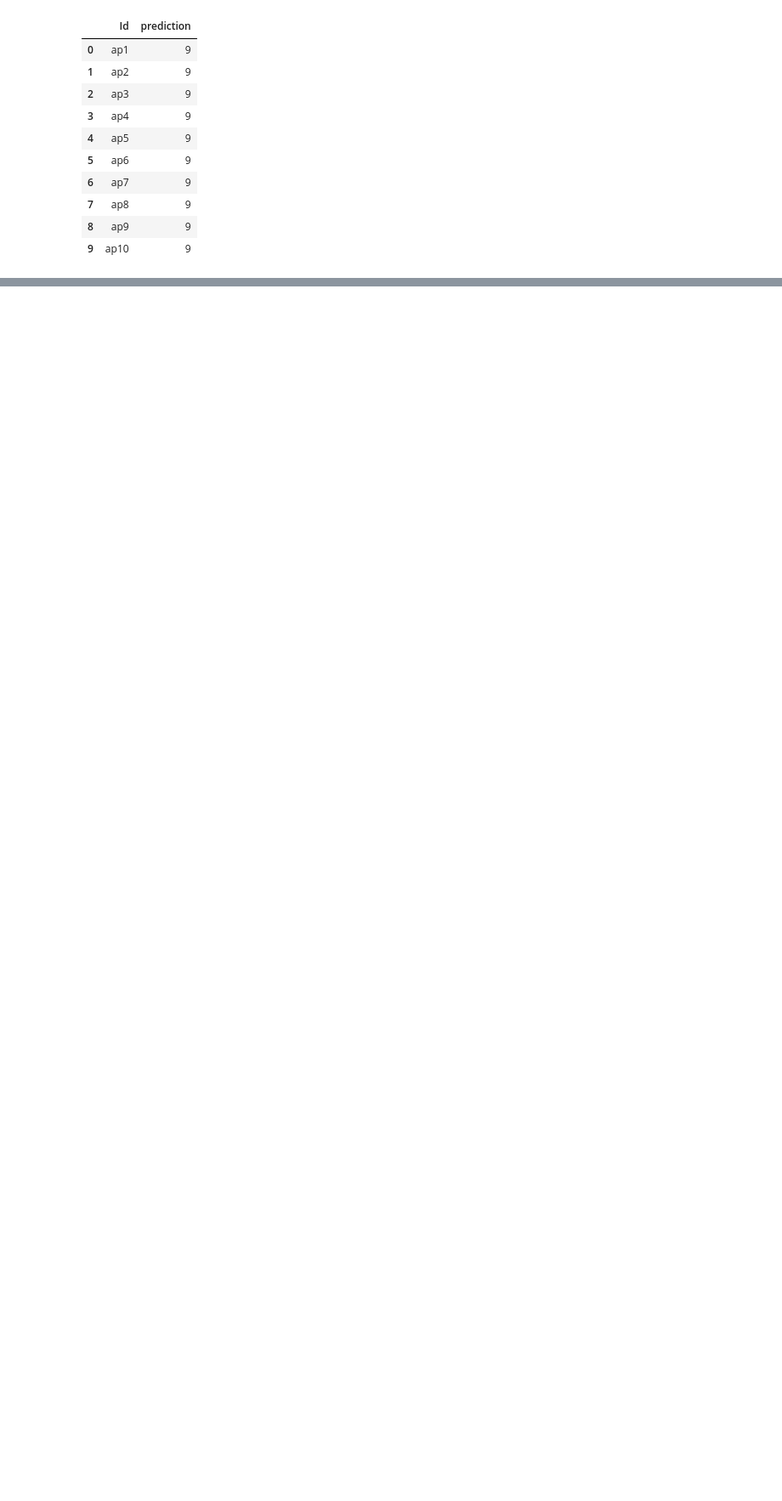
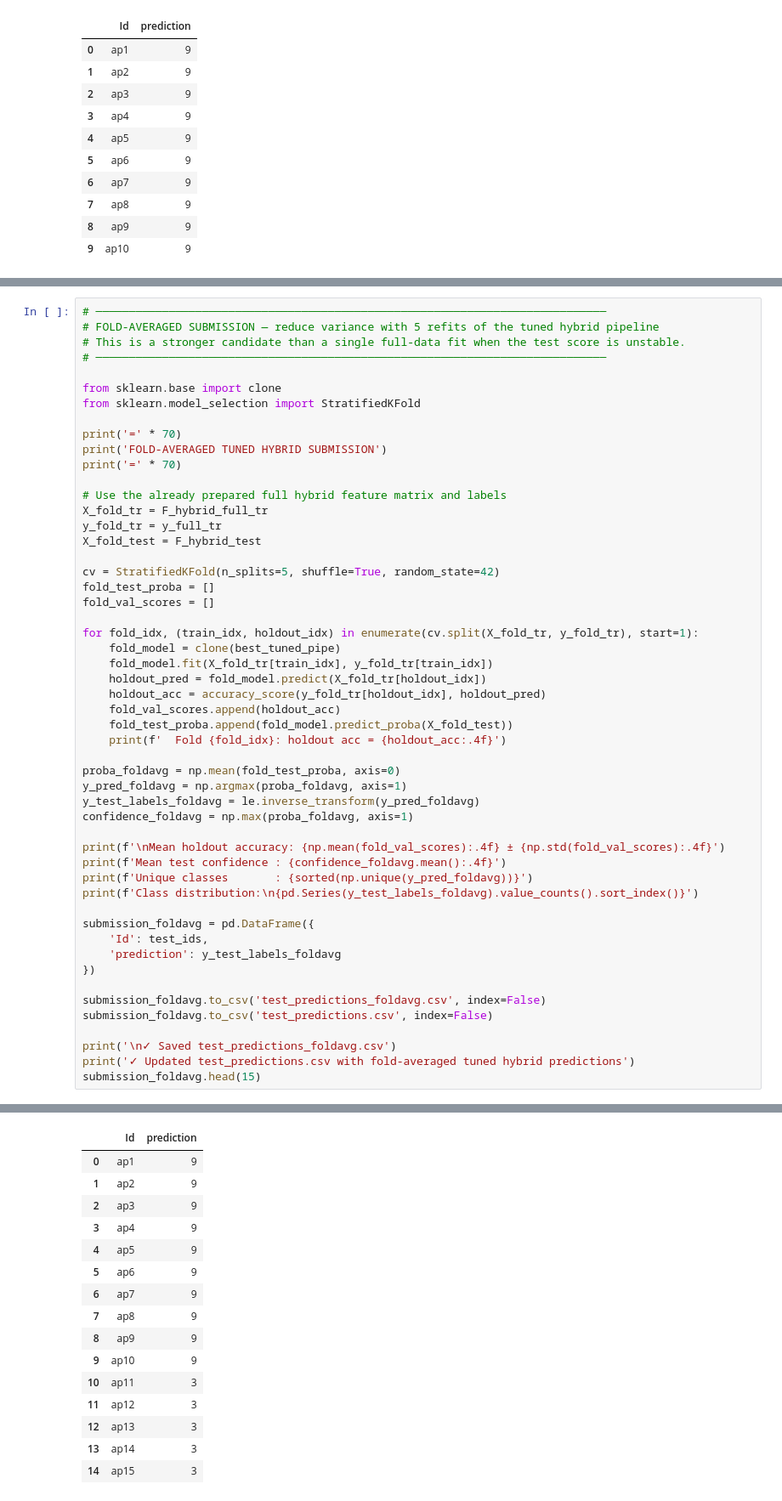
Before and after one commit to cilia-mouhoun/smart-appliance-detection, a Jupyter notebook: TSAC_Group_Project.ipynb, the cells around one changed output, grey strips where cells are left out. Shown at 85% size. Drawn from its saved outputs; the diff is of its cells as text; blank space fills up the shorter version.

```diff
--- a/TSAC_Group_Project.ipynb
+++ b/TSAC_Group_Project.ipynb
@@ -1623,0 +1912,53 @@ print('Ready for Kaggle submission!')
+# %%
+# ─────────────────────────────────────────────────────────────────────────────
+# FOLD-AVERAGED SUBMISSION — reduce variance with 5 refits of the tuned hybrid pipeline
+# This is a stronger candidate than a single full-data fit when the test score is unstable.
+# ─────────────────────────────────────────────────────────────────────────────
+
+from sklearn.base import clone
+from sklearn.model_selection import StratifiedKFold
+
+print('=' * 70)
+print('FOLD-AVERAGED TUNED HYBRID SUBMISSION')
+print('=' * 70)
+
+# Use the already prepared full hybrid feature matrix and labels
+X_fold_tr = F_hybrid_full_tr
+y_fold_tr = y_full_tr
+X_fold_test = F_hybrid_test
+
+cv = StratifiedKFold(n_splits=5, shuffle=True, random_state=42)
+fold_test_proba = []
+fold_val_scores = []
+
+for fold_idx, (train_idx, holdout_idx) in enumerate(cv.split(X_fold_tr, y_fold_tr), start=1):
+    fold_model = clone(best_tuned_pipe)
+    fold_model.fit(X_fold_tr[train_idx], y_fold_tr[train_idx])
+    holdout_pred = fold_model.predict(X_fold_tr[holdout_idx])
+    holdout_acc = accuracy_score(y_fold_tr[holdout_idx], holdout_pred)
+    fold_val_scores.append(holdout_acc)
+    fold_test_proba.append(fold_model.predict_proba(X_fold_test))
+    print(f'  Fold {fold_idx}: holdout acc = {holdout_acc:.4f}')
+
+proba_foldavg = np.mean(fold_test_proba, axis=0)
+y_pred_foldavg = np.argmax(proba_foldavg, axis=1)
+y_test_labels_foldavg = le.inverse_transform(y_pred_foldavg)
+confidence_foldavg = np.max(proba_foldavg, axis=1)
+
+print(f'\nMean holdout accuracy: {np.mean(fold_val_scores):.4f} ± {np.std(fold_val_scores):.4f}')
+print(f'Mean test confidence : {confidence_foldavg.mean():.4f}')
+print(f'Unique classes       : {sorted(np.unique(y_pred_foldavg))}')
+print(f'Class distribution:\n{pd.Series(y_test_labels_foldavg).value_counts().sort_index()}')
+
+submission_foldavg = pd.DataFrame({
+    'Id': test_ids,
+    'prediction': y_test_labels_foldavg
+})
+
+submission_foldavg.to_csv('test_predictions_foldavg.csv', index=False)
+submission_foldavg.to_csv('test_predictions.csv', index=False)
+
+print('\n✓ Saved test_predictions_foldavg.csv')
+print('✓ Updated test_predictions.csv with fold-averaged tuned hybrid predictions')
+submission_foldavg.head(15)
+# %% [output]
@@ -1623,0 +1982,16 @@ print('Ready for Kaggle submission!')
+|  | Id | prediction |
+| 0 | ap1 | 9 |
+| 1 | ap2 | 9 |
+| 2 | ap3 | 9 |
+| 3 | ap4 | 9 |
+| 4 | ap5 | 9 |
+| 5 | ap6 | 9 |
+| 6 | ap7 | 9 |
+| 7 | ap8 | 9 |
+| 8 | ap9 | 9 |
+| 9 | ap10 | 9 |
+| 10 | ap11 | 3 |
+| 11 | ap12 | 3 |
+| 12 | ap13 | 3 |
+| 13 | ap14 | 3 |
+| 14 | ap15 | 3 |
```
Also changed, not shown: parts of 6 cells of this notebook, 2 other files.
